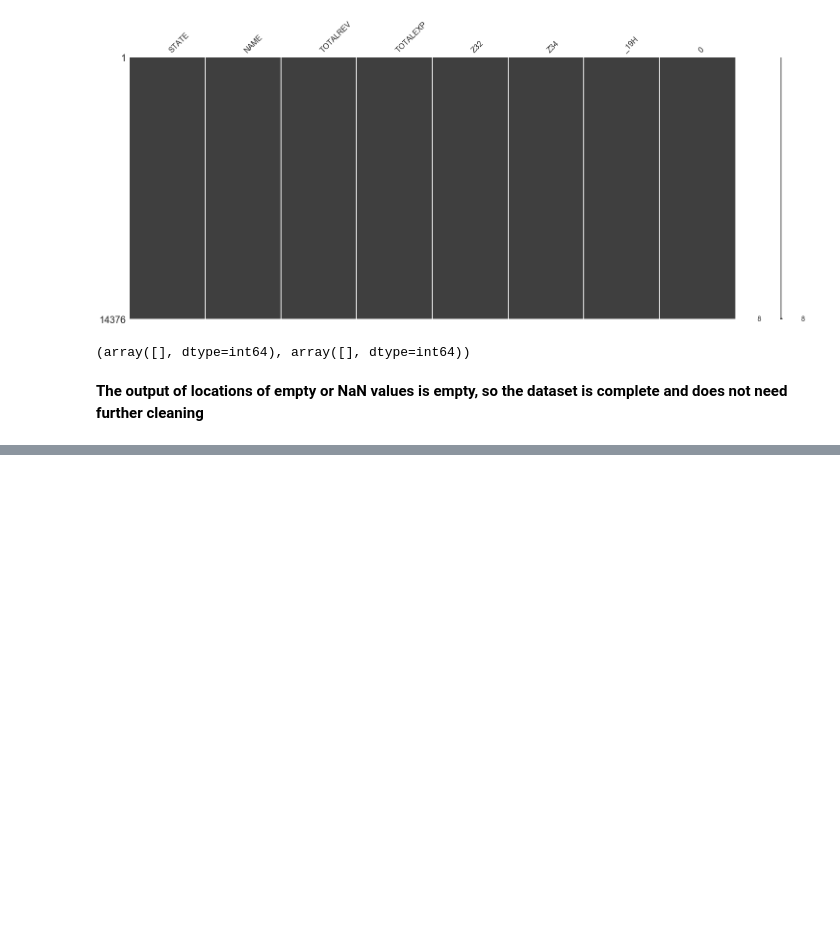
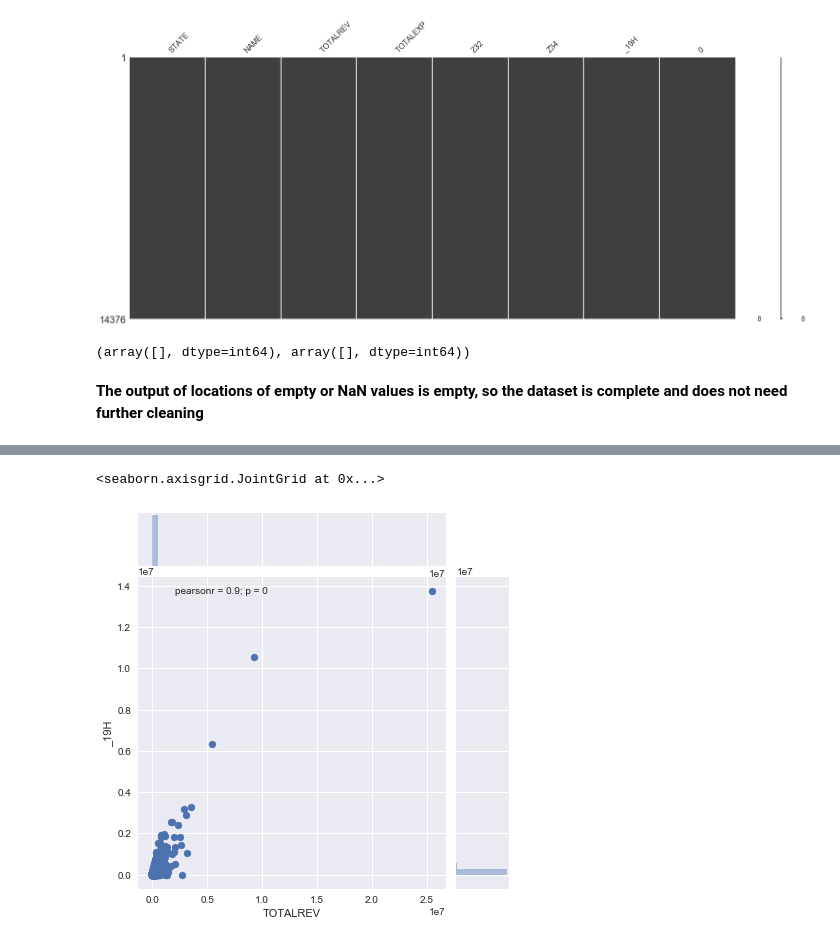
Before and after one commit to chao-norman/DSD-Data-Cleaning-and-Visualization, a Jupyter notebook: Code/School District Data Analysis.ipynb, the cells around one changed output, grey strips where cells are left out. Drawn from its saved outputs; the diff is of its cells as text; code cells hidden in the pictures; blank space fills up the shorter version.

```diff
--- a/Code/School District Data Analysis.ipynb
+++ b/Code/School District Data Analysis.ipynb
@@ -87,0 +116,6 @@ np.where(pd.isnull(SchoolDistShort))
+# %%
+# Total Revenue vs Long Term Debt Outstanding
+sns.jointplot(SchoolDistShort.TOTALREV, SchoolDistShort._19H)
+# %% [output]
+<seaborn.axisgrid.JointGrid at 0x...>
+[figure, added]
```
Also changed, not shown: parts of 19 cells of this notebook, 3 other files.
